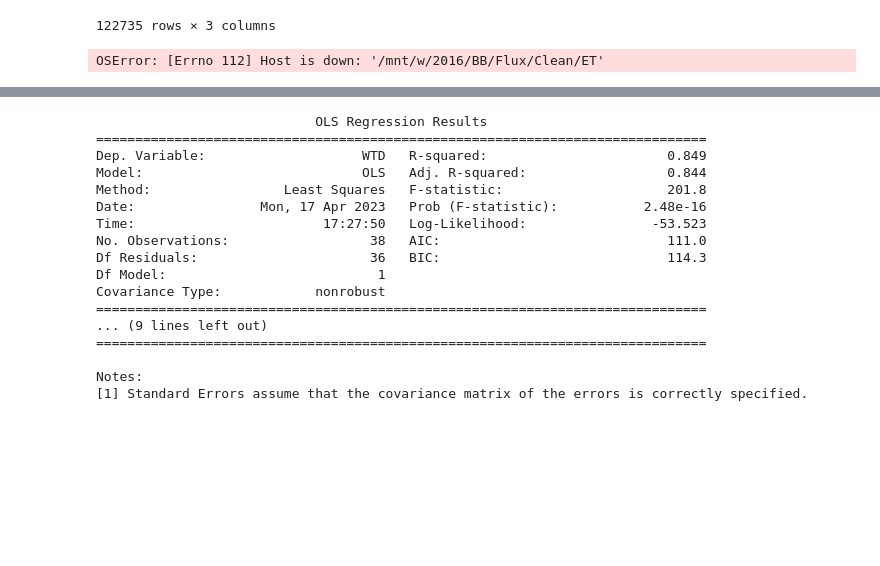
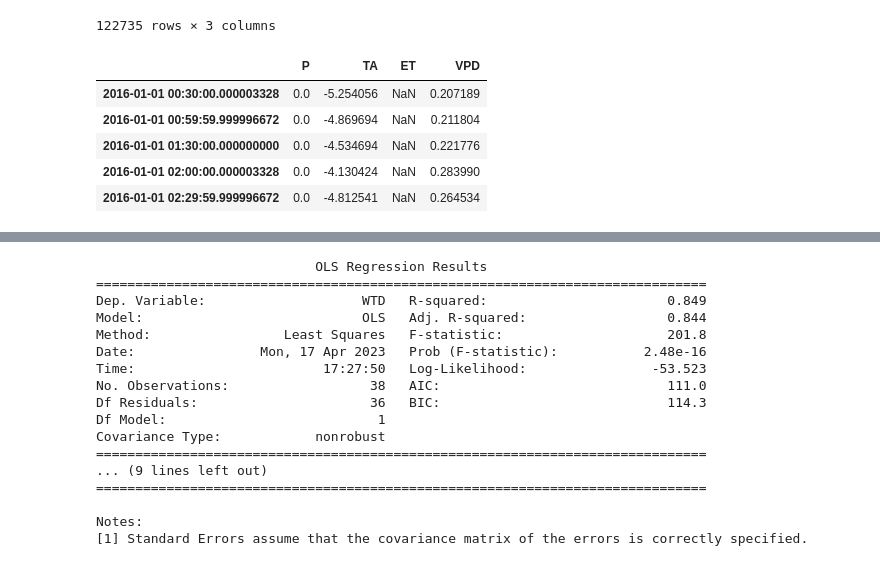
Before and after one commit to ubc-micromet/BBECA_Work, a Jupyter notebook: Maps_and_Figures.ipynb, the cells around one changed output, grey strips where cells are left out. Cells and saved outputs as stored; diff of their text form; code cells hidden in the pictures; blank space fills up the shorter version.

```diff
--- a/Maps_and_Figures.ipynb
+++ b/Maps_and_Figures.ipynb
@@ -352,31 +358,37 @@ for y in range(2016,2024):
     ET = '/Flux/Clean/ET'
     VPD = '/Clean/SecondStage/VPD_1_1_1'
     Time = '/Met/clean_tv'
     WL = Dir + WL
     BH = Dir + BH
     P = Dir + P
     TA = Dir + TA
     ET = Dir + ET
+    VPD = Dir + VPD
     time_file = Dir + Time
 
     Time = np.fromfile(open(time_file, mode='rb'), 'float64')
     # WL = np.fromfile(open(WL, mode='rb'), 'float32')
     # BH = np.fromfile(open(BH, mode='rb'), 'float32')
     P = np.fromfile(open(P, mode='rb'), 'float32')
     TA = np.fromfile(open(TA, mode='rb'), 'float32')
     ET = np.fromfile(open(ET, mode='rb'), 'float32')
     VPD = np.fromfile(open(VPD, mode='rb'), 'float32')
 
     Time = pd.to_datetime(Time-719529,unit='D')
 
     Clim = pd.concat([
         Clim,
         pd.DataFrame(index=Time,data={'P':P,'TA':TA,'ET':ET,'VPD':VPD})
         ])
 
 
 Clim = Clim.loc[Clim.index.year<=2023]
 Clim.to_csv('BB_Data/BB1_Climate.csv')
 Clim.head()
 # %% [output]
-OSError: [Errno 112] Host is down: '/mnt/w/2016/BB/Flux/Clean/ET'
+|  | P | TA | ET | VPD |
+| 2016-01-01 00:30:00.000003328 | 0.0 | -5.254056 | NaN | 0.207189 |
+| 2016-01-01 00:59:59.999996672 | 0.0 | -4.869694 | NaN | 0.211804 |
+| 2016-01-01 01:30:00.000000000 | 0.0 | -4.534694 | NaN | 0.221776 |
+| 2016-01-01 02:00:00.000003328 | 0.0 | -4.130424 | NaN | 0.283990 |
+| 2016-01-01 02:29:59.999996672 | 0.0 | -4.812541 | NaN | 0.264534 |
```
Also changed, not shown: parts of 5 cells of this notebook, 4 other files.
